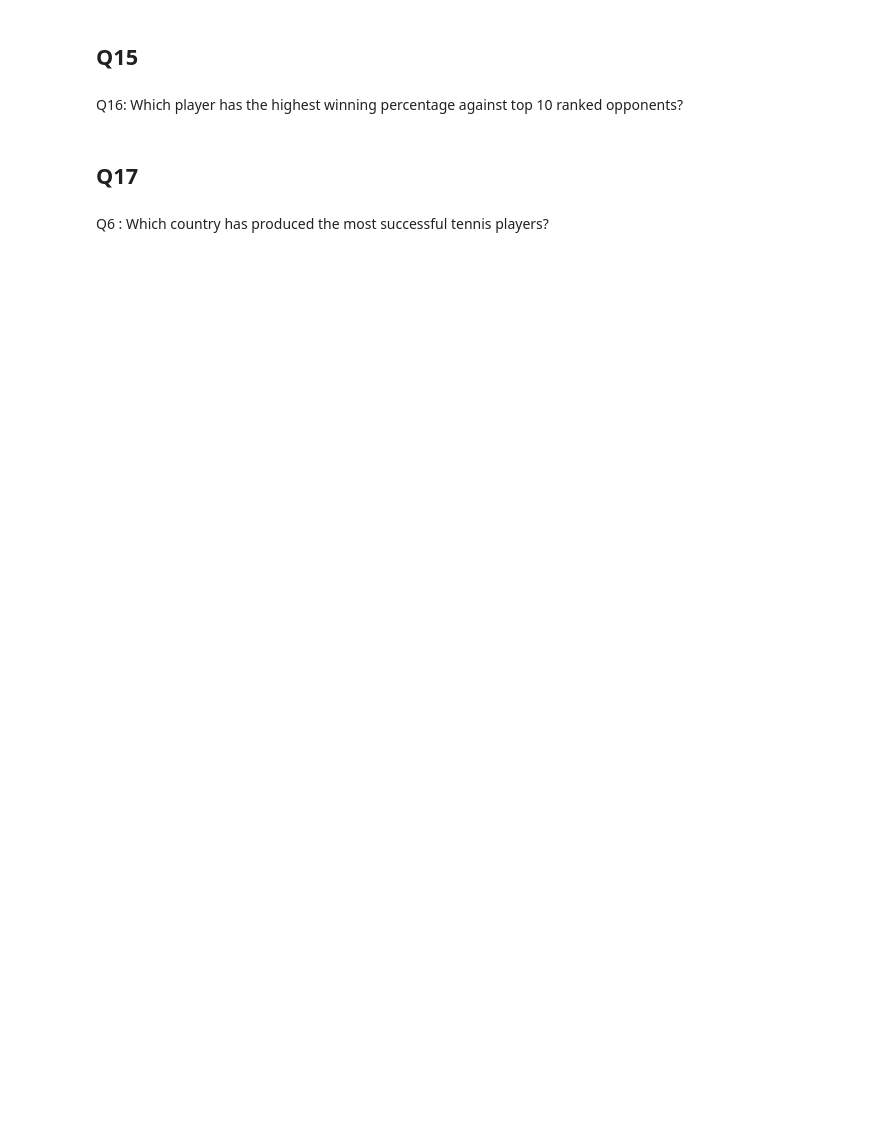
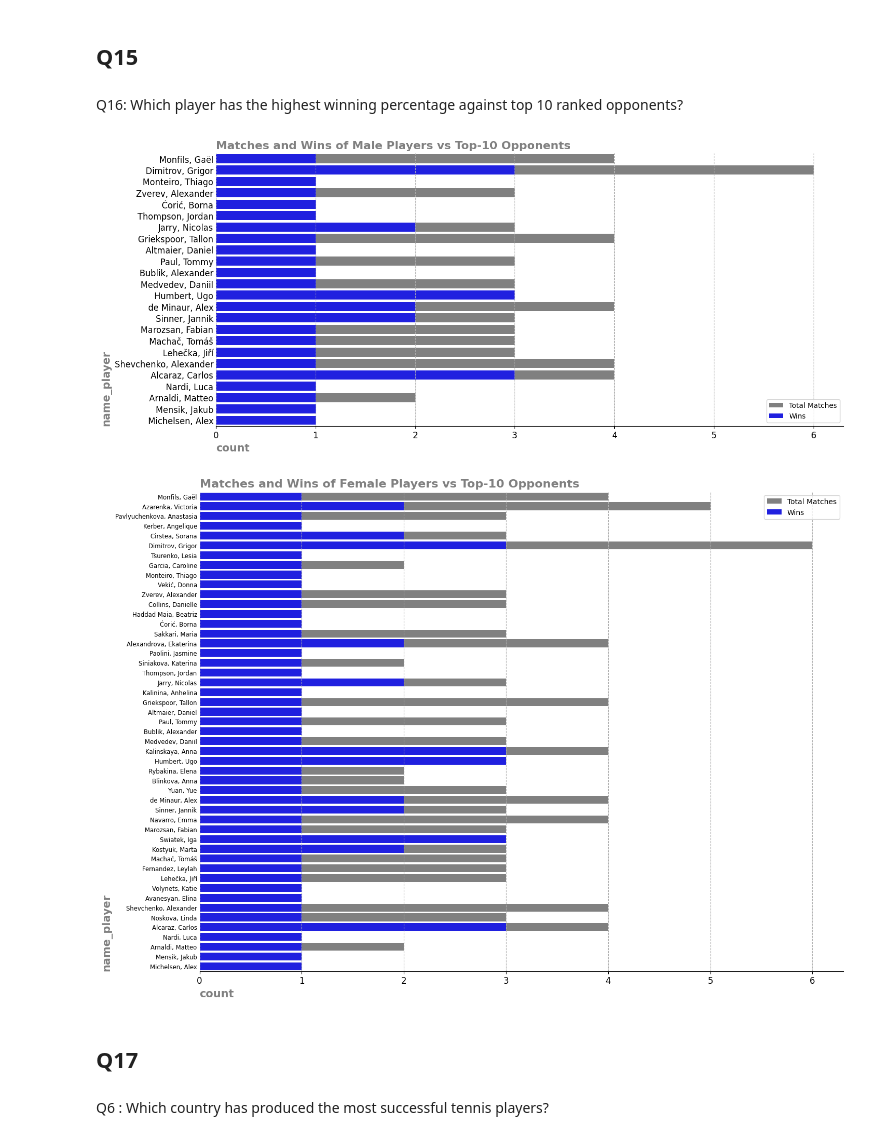
Before and after one commit to rezabaram1/TennisAnalysisProject, a Jupyter notebook: Analysis_data.ipynb, the cells around one changed output. Drawn from its saved outputs; the diff is of its cells as text; code cells hidden in the pictures; blank space fills up the shorter version.

Commit message:
Added two barplots: - Male players: total matches vs wins against top-10 players - Female players: total matches vs wins against top-10 players Includes unified styling, labels, and grid formatting.

```diff
--- a/Analysis_data.ipynb
+++ b/Analysis_data.ipynb
@@ -536,7 +534,7 @@ men_players_vs_top10['Percentage'] = (
 ).round()
 
 # Sort male players by win percentage against top-10 opponents in descending order
-men_players_vs_top10.sort_values(by='Percentage', ascending=False, inplace=True)
+men_players_vs_top10 = men_players_vs_top10[men_players_vs_top10['Percentage'] > 0]
 
 
 
@@ -570,34 +568,98 @@ home_woman_vs_top10 = matches_woman[matches_woman['home_vs_top10']].groupby(
 # Aggregate stats for away female players against top-10 opponents
 away_woman_vs_top10 = matches_woman[matches_woman['away_vs_top10']].groupby(
     ['player_id_away', 'full_name_away']
 ).agg(
     total_match_vs_top10=('match_id', 'nunique'),  # Count unique matches
     wins_vs_top10=('away_is_win', 'sum')          # Sum wins against top-10
 ).reset_index()
 
 # Rename columns for consistency across home/away datasets
 home_woman_vs_top10.rename(columns={
     'player_id_home': 'player_id',
     'full_name_home': 'full_name'
 }, inplace=True)
 
 away_woman_vs_top10.rename(columns={
     'player_id_away': 'player_id',
     'full_name_away': 'full_name'
 }, inplace=True)
 
 # Combine home and away stats into a single female players dataset
 woman_players_vs_top10 = pd.concat([home_woman_vs_top10, away_woman_vs_top10]).groupby(
     ['player_id', 'full_name']
 ).sum().reset_index()
 
 # Calculate win percentage against top-10 opponents and round
 woman_players_vs_top10['Percentage'] = (
     woman_players_vs_top10['wins_vs_top10'] / woman_players_vs_top10['total_match_vs_top10'] * 100
 ).round()
 
 # Sort female players by win percentage against top-10 opponents in descending order
-woman_players_vs_top10.sort_values(by='Percentage', ascending=False, inplace=True)
+woman_players_vs_top10 =woman_players_vs_top10[woman_players_vs_top10['Percentage'] > 0]
+
+
+# Added plot for men
+fig, ax =plt.subplots(figsize=(16,7))
+sns.barplot(x='total_match_vs_top10', y='full_name', data=men_players_vs_top10, color='gray', label='Total Matches')
+sns.barplot(x='wins_vs_top10', y='full_name', data=men_players_vs_top10, color='blue', label='Wins')
+
+ax.spines[['left','top','right']].set_visible(False)
+ax.set_title('Matches and Wins of Male Players vs Top-10 Opponents',
+             loc='left',
+             weight='bold',
+             color='gray',
+             fontsize=16)
+ax.set_xlabel('count',
+              loc='left',
+              weight='bold',
+              color='gray',
+              fontsize=15)
+
+ax.set_ylabel('name_player',
+              loc='bottom',
+              weight='bold',
+              color='gray',
+              fontsize=15)
+
+ax.tick_params(axis='y',labelsize='large')
+ax.tick_params(axis='x',labelsize='large')
+
+ax.tick_params(axis='y',which='major',length=0)
+ax.grid(axis='x',linestyle='dashed')
+plt.show()
+
+# Added plot for woman
+fig, ax =plt.subplots(figsize=(16,12))
+sns.barplot(x='total_match_vs_top10', y='full_name', data=woman_players_vs_top10, color='gray', label='Total Matches')
+sns.barplot(x='wins_vs_top10', y='full_name', data=woman_players_vs_top10, color='blue', label='Wins')
+
+ax.spines[['left','top','right']].set_visible(False)
+ax.set_title('Matches and Wins of Female Players vs Top-10 Opponents',
+             loc='left',
+             weight='bold',
+             color='gray',
+             fontsize=16)
+ax.set_xlabel('count',
+              loc='left',
+              weight='bold',
+              color='gray',
+              fontsize=15)
+
+ax.set_ylabel('name_player',
+              loc='bottom',
+              weight='bold',
+              color='gray',
+              fontsize=15)
+
+ax.tick_params(axis='y',labelsize='small')
+ax.tick_params(axis='x',labelsize='large')
+
+ax.tick_params(axis='y',which='major',length=0)
+ax.grid(axis='x',linestyle='dashed')
+plt.show()
+# %% [output]
+[figure, added]
+[figure, added]
 # %% [markdown]
 ## Q17
 # %%
```
Also changed, not shown: parts of 1 cell of this notebook.
